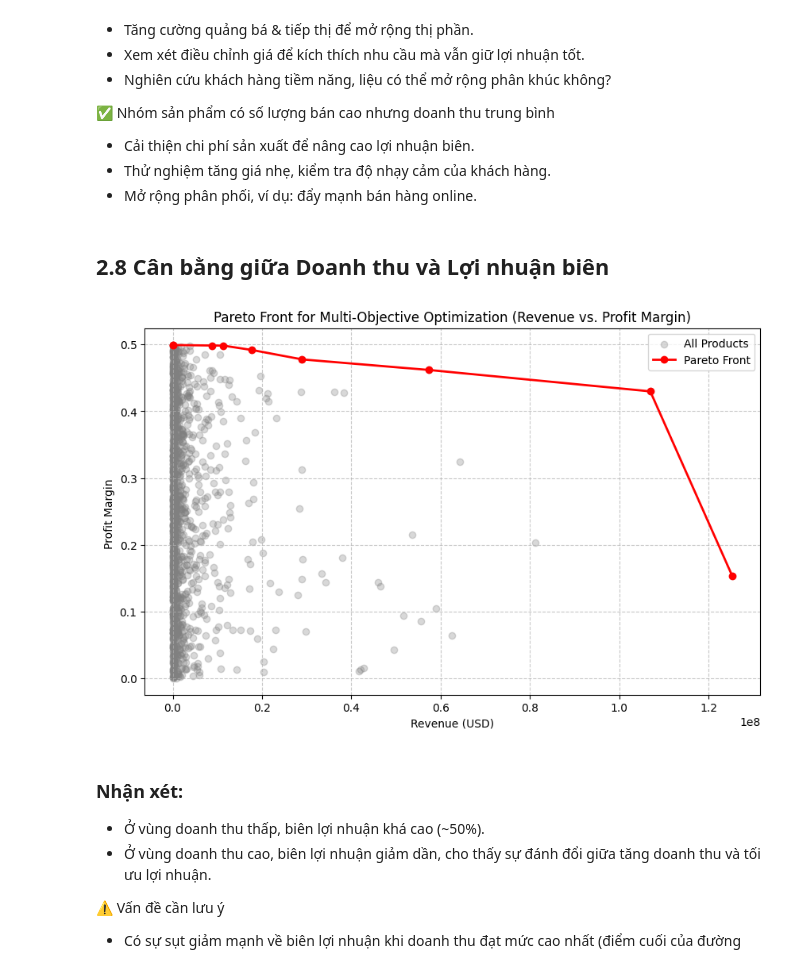
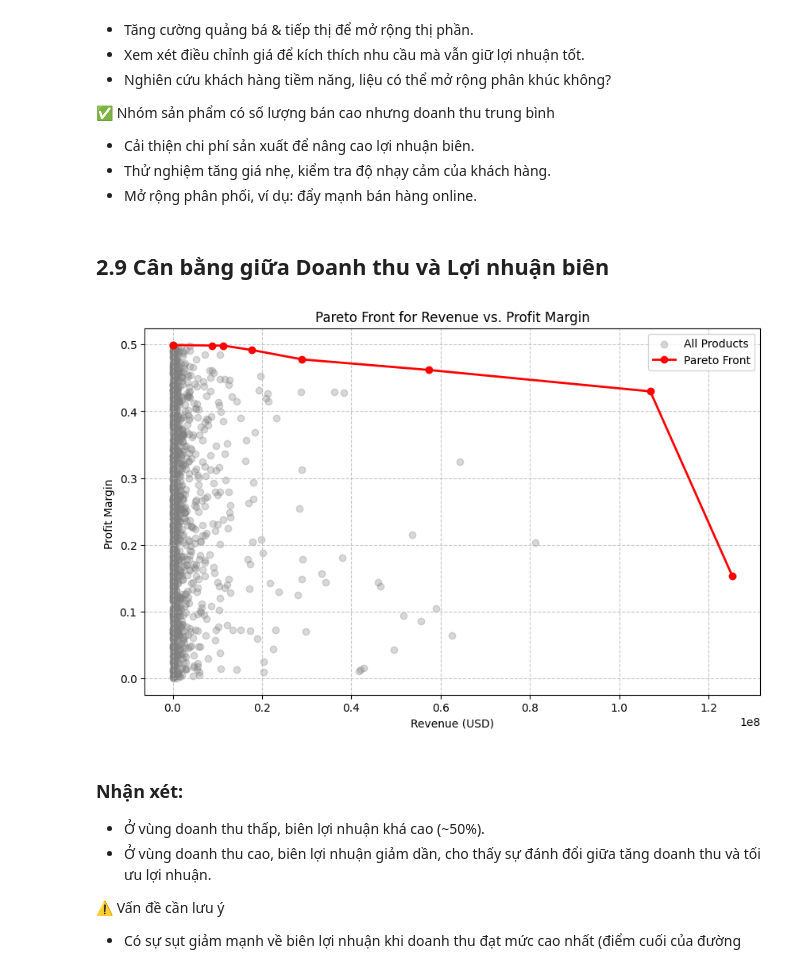
Before and after one commit to HaiAu2501/Try-Some-Models, a Jupyter notebook: tasks/3.ipynb, the cells around one changed output. Saved outputs shown, nothing was run; the diff lists cells and outputs as text; code cells hidden in the pictures.

```diff
--- a/tasks/3.ipynb
+++ b/tasks/3.ipynb
@@ -144,44 +235,2 @@ Giải pháp:
 # %% [markdown]
 ## 2.2 Phân cụm sản phẩm dựa trên tổng doanh thu
-# %%
-# Re-load necessary libraries after execution reset
-import pandas as pd
-import numpy as np
-import matplotlib.pyplot as plt
-from sklearn.preprocessing import StandardScaler
-from sklearn.cluster import KMeans
-
-# Load the full dataset from CSV
-df_train = pd.read_csv("full_dataset.csv", parse_dates=["Date"])
-
-# Extract year from the Date column
-df_train["Year"] = df_train["Date"].dt.year
-
-# Group data by Year and ProductID, summing up Revenue
-df_grouped = df_train.groupby(["Year", "ProductID"])["Revenue"].sum().reset_index()
-
-# Normalize Revenue
-scaler = StandardScaler()
-df_grouped["Revenue_Scaled"] = scaler.fit_transform(df_grouped[["Revenue"]])
-
-# Apply K-Means clustering on revenue
-num_clusters = 4  # Using 4 clusters
-kmeans = KMeans(n_clusters=num_clusters, random_state=42, n_init=10)
-df_grouped["Cluster"] = kmeans.fit_predict(df_grouped[["Revenue_Scaled"]])
-
-# Plot the clustering results with better visualization
-plt.figure(figsize=(10, 6))
-scatter = plt.scatter(df_grouped["Year"], df_grouped["Revenue"], c=df_grouped["Cluster"], cmap="plasma", edgecolors="k", alpha=0.75)
-plt.xlabel("Year")
-plt.ylabel("Total Revenue")
-plt.title("Clustering of Products Based on Revenue Over the Years")
-plt.colorbar(label="Cluster")
-
-# Create cluster legend
-legend_labels = [f"Cluster {i}" for i in range(num_clusters)]
-plt.legend(handles=scatter.legend_elements()[0], labels=legend_labels, title="Clusters")
-
-plt.show()
-
-# Display clustered results
-df_grouped[["Year", "ProductID", "Revenue", "Cluster"]].head(10)
@@ -712,7 +886,7 @@ plt.show()
 - Thử nghiệm tăng giá nhẹ, kiểm tra độ nhạy cảm của khách hàng.
 - Mở rộng phân phối, ví dụ: đẩy mạnh bán hàng online.
 # %% [markdown]
-## 2.8 Cân bằng giữa Doanh thu và Lợi nhuận biên
+## 2.9 Cân bằng giữa Doanh thu và Lợi nhuận biên
 # %%
 # Re-import necessary libraries since execution state was reset
 import numpy as np
@@ -749,35 +923,35 @@ df_pareto = df_pareto.dropna(subset=["Profit_Margin"])
 df_pareto = df_pareto[df_pareto["Profit_Margin"] >= 0]  # Chỉ giữ lại các sản phẩm có lợi nhuận dương
 
 
 
 # Compute Pareto Front using Convex Hull approach
 points = df_pareto[["Revenue", "Profit_Margin"]].values
 pareto_mask = np.ones(points.shape[0], dtype=bool)
 
 for i, point in enumerate(points):
     pareto_mask[i] = np.all(np.any(points <= point, axis=1))
 
 pareto_front = points[pareto_mask]
 
 # Sort Pareto front for visualization
 pareto_front = pareto_front[np.argsort(pareto_front[:, 0])]
 
 # Plot Pareto Front
 plt.figure(figsize=(10, 6))
 plt.scatter(df_pareto["Revenue"], df_pareto["Profit_Margin"], color="gray", alpha=0.3, label="All Products")
 plt.plot(pareto_front[:, 0], pareto_front[:, 1], color="red", linewidth=2, label="Pareto Front", marker="o")
 
 # Labels and title
 plt.xlabel("Revenue (USD)")
 plt.ylabel("Profit Margin ")
-plt.title("Pareto Front for Multi-Objective Optimization (Revenue vs. Profit Margin)")
+plt.title("Pareto Front for Revenue vs. Profit Margin")
 plt.legend()
 plt.grid(True, linestyle="--", alpha=0.7)
 
 # Show plot
 plt.show()
 # %% [output]
-[figure, old version]
+[figure, new version]
 # %% [markdown]
 ### Nhận xét:
 
```
Also changed, not shown: parts of 27 cells of this notebook.
